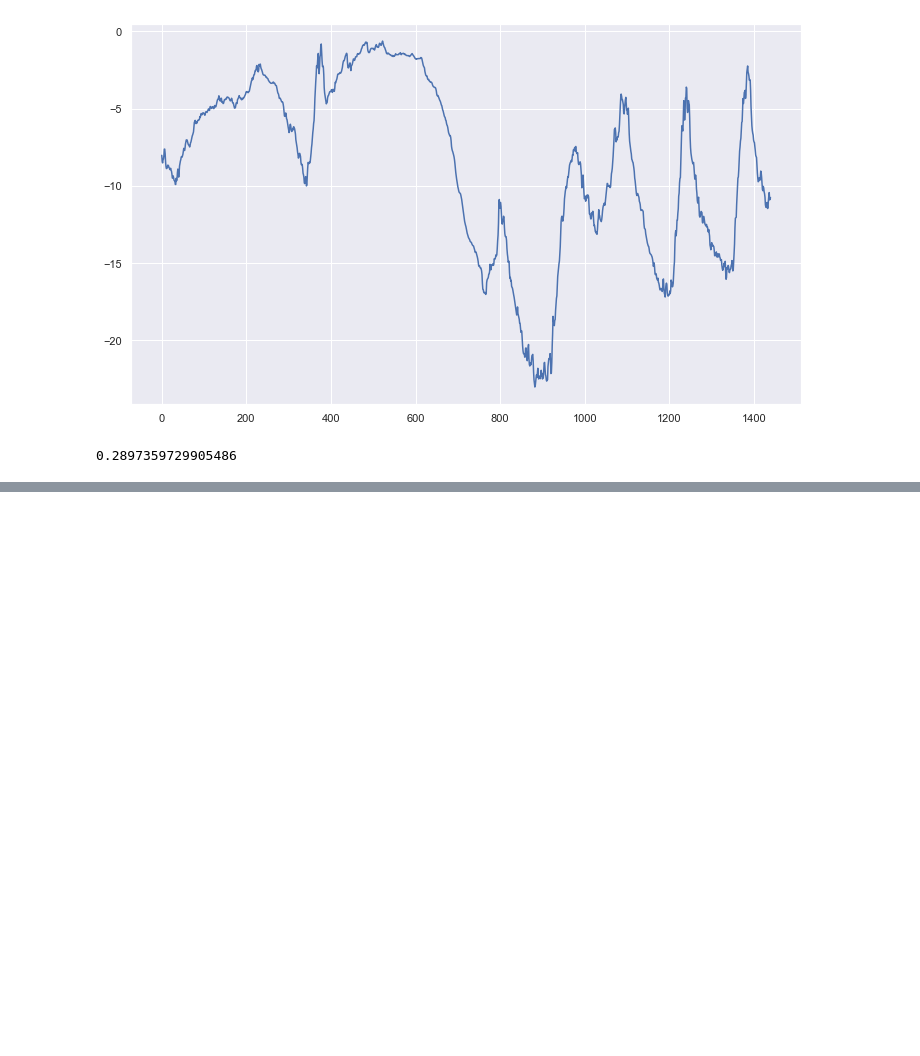
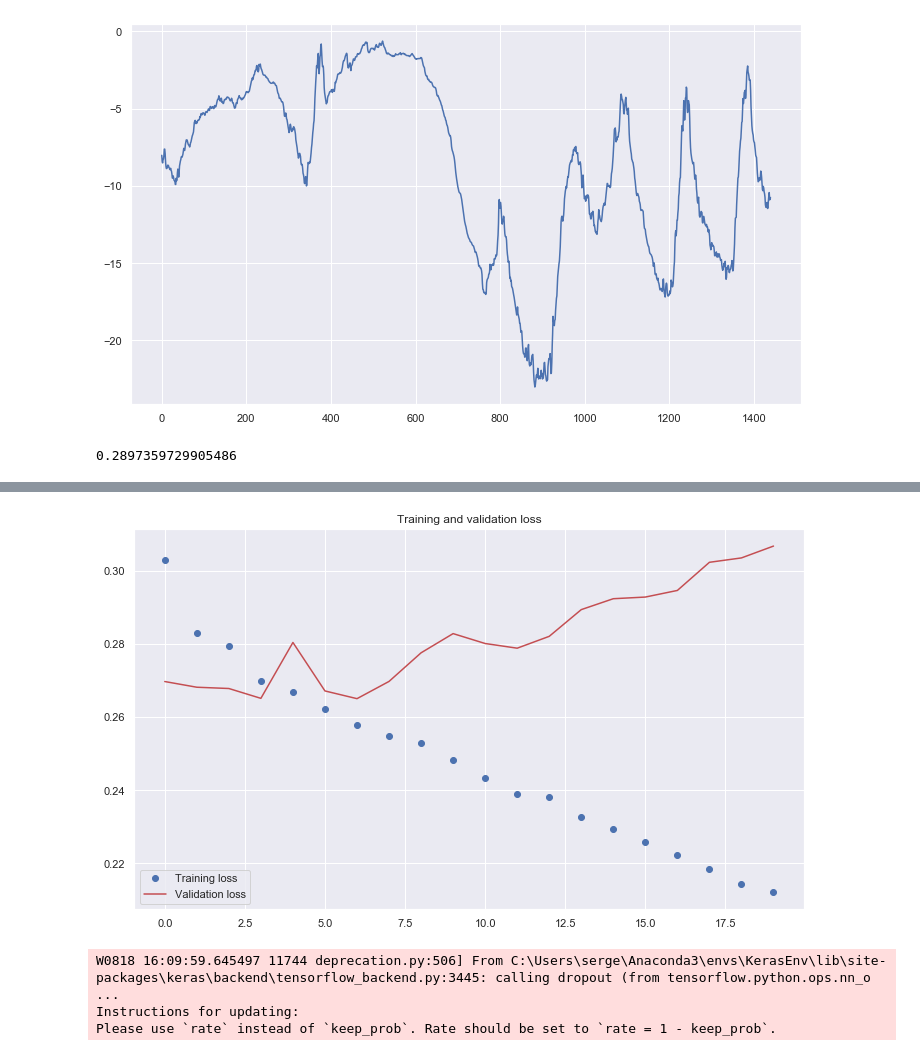
Before and after one commit to Apokalipsis113/Python, a Jupyter notebook: keras_training/6_weather.ipynb, the cells around one changed output, grey strips where cells are left out. Saved outputs shown, nothing was run; the diff lists cells and outputs as text; code cells hidden in the pictures; blank space fills up the shorter version.

Commit message:
7th chapter examples non sequential

```diff
--- a/keras_training/6_weather.ipynb
+++ b/keras_training/6_weather.ipynb
@@ -177,0 +178,12 @@ plt.legend();
+# %%
+model = Sequential()
+model.add(layers.GRU(32, input_shape=(None, float_data.shape[-1])))
+model.add(layers.Dense(1))
+# %%
+model.compile(optimizer=RMSprop(), loss='mae')
+# %%
+history = model.fit_generator(train_gen,
+                              steps_per_epoch=500,
+                              epochs=20,
+                              validation_data=val_gen,
+                              validation_steps=val_steps)
@@ -177,0 +211,22 @@ plt.legend();
+# %%
+loss = history.history['loss']
+val_loss = history.history['val_loss']
+
+epochs = range(len(loss))
+
+plt.figure(figsize=(12,7))
+
+plt.plot(epochs, loss, 'bo', label='Training loss')
+plt.plot(epochs, val_loss, 'r', label='Validation loss')
+plt.title('Training and validation loss')
+plt.legend();
+# %% [output]
+[figure, added]
+# %%
+model = Sequential()
+model.add(layers.GRU(32, dropout=0.2, recurrent_dropout=0.2, input_shape=(None, float_data.shape[-1])))
+model.add(layers.Dense(1))
+# %% [output]
+W0818 16:09:59.645497 11744 deprecation.py:506] From C:\Users\serge\Anaconda3\envs\KerasEnv\lib\site-packages\keras\backend\tensorflow_backend.py:3445: calling dropout (from tensorflow.python.ops.nn_o ...
+Instructions for updating:
+Please use `rate` instead of `keep_prob`. Rate should be set to `rate = 1 - keep_prob`.
```
Also changed, not shown: parts of 16 cells of this notebook, 2 other files.
